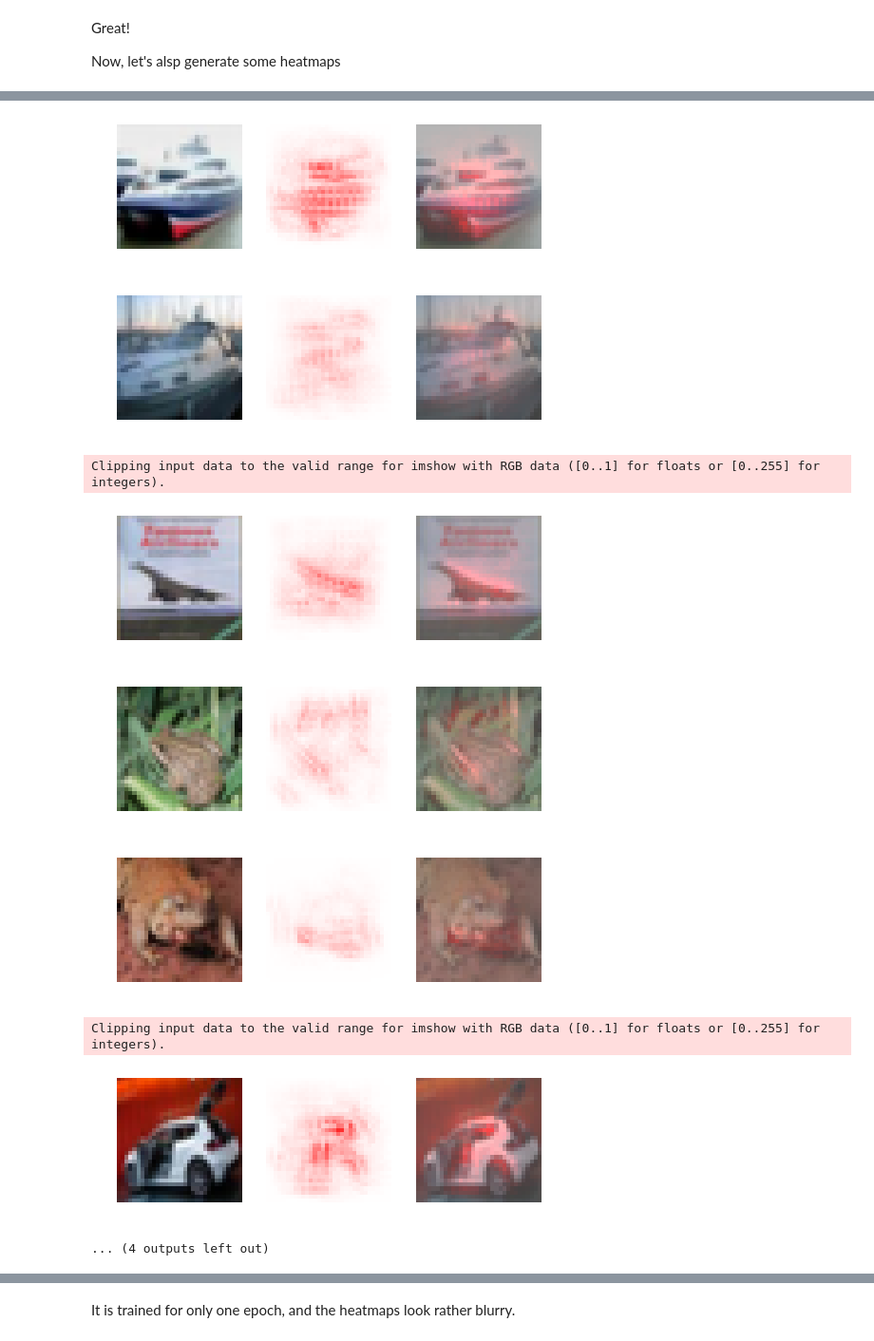
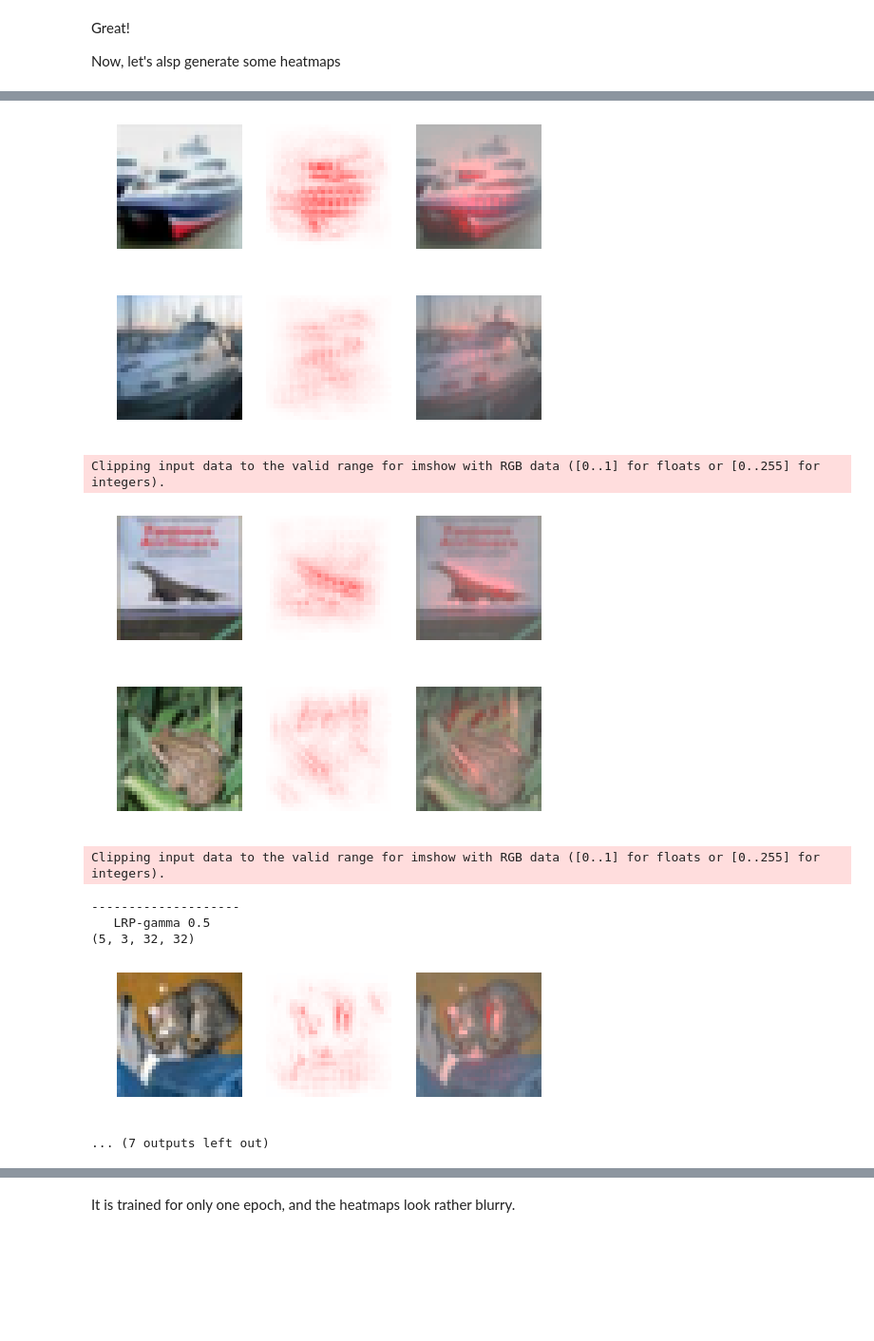
Before and after one commit to nielsrolf/pytorch-lrp, a Jupyter notebook: lrp-gamma.ipynb, the cells around one changed output, grey strips where cells are left out. Shown at 95% size. Saved outputs shown, nothing was run; the diff lists cells and outputs as text; code cells hidden in the pictures; blank space fills up the shorter version.

Commit message:
LRP gamma

```diff
--- a/lrp-gamma.ipynb
+++ b/lrp-gamma.ipynb
@@ -304,9 +411,16 @@ enet = ExplainableModel.from_model(
     min_x=-1, max_x=1
 )
 
-dataiter = iter(testloader)
-images, labels = dataiter.next()
+
+print("--------------------")
+print("   Deep Taylor Decomposition")
+images, labels = images[:5], labels[:5]
 h_dtd = enet.deeptaylor(images, one_hot(labels))
 plot_heatmaps(images, h_dtd.sum(1)*8)
+
+print("--------------------")
+print("   LRP-gamma 0.5")
+h_gamma = enet.lrp_gamma(images, one_hot(labels), gamma=0.5)
+plot_heatmaps(images, h_gamma.sum(1)*8)
 # %% [output]
 Clipping input data to the valid range for imshow with RGB data ([0..1] for floats or [0..255] for integers).
@@ -330,11 +430,13 @@ torch.Size([10, 10])
 [figure]
 Clipping input data to the valid range for imshow with RGB data ([0..1] for floats or [0..255] for integers).
 [figure]
 [figure]
 Clipping input data to the valid range for imshow with RGB data ([0..1] for floats or [0..255] for integers).
 [figure]
 [figure]
+Clipping input data to the valid range for imshow with RGB data ([0..1] for floats or [0..255] for integers).
+--------------------
+   LRP-gamma 0.5
+(5, 3, 32, 32)
-[figure, old version]
+[figure, new version]
-Clipping input data to the valid range for imshow with RGB data ([0..1] for floats or [0..255] for integers).
-[figure, removed]
-... (4 outputs left out)
+... (7 outputs left out)
```
Also changed, not shown: parts of 19 cells of this notebook, 5 other files.
